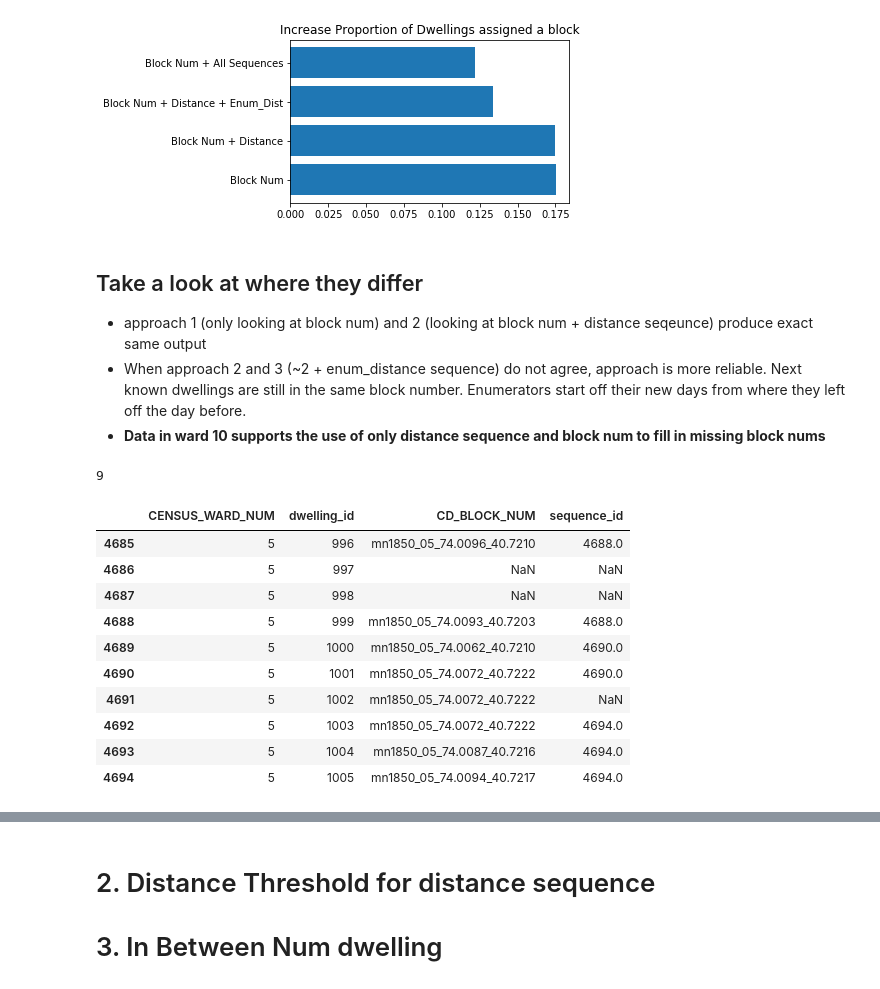
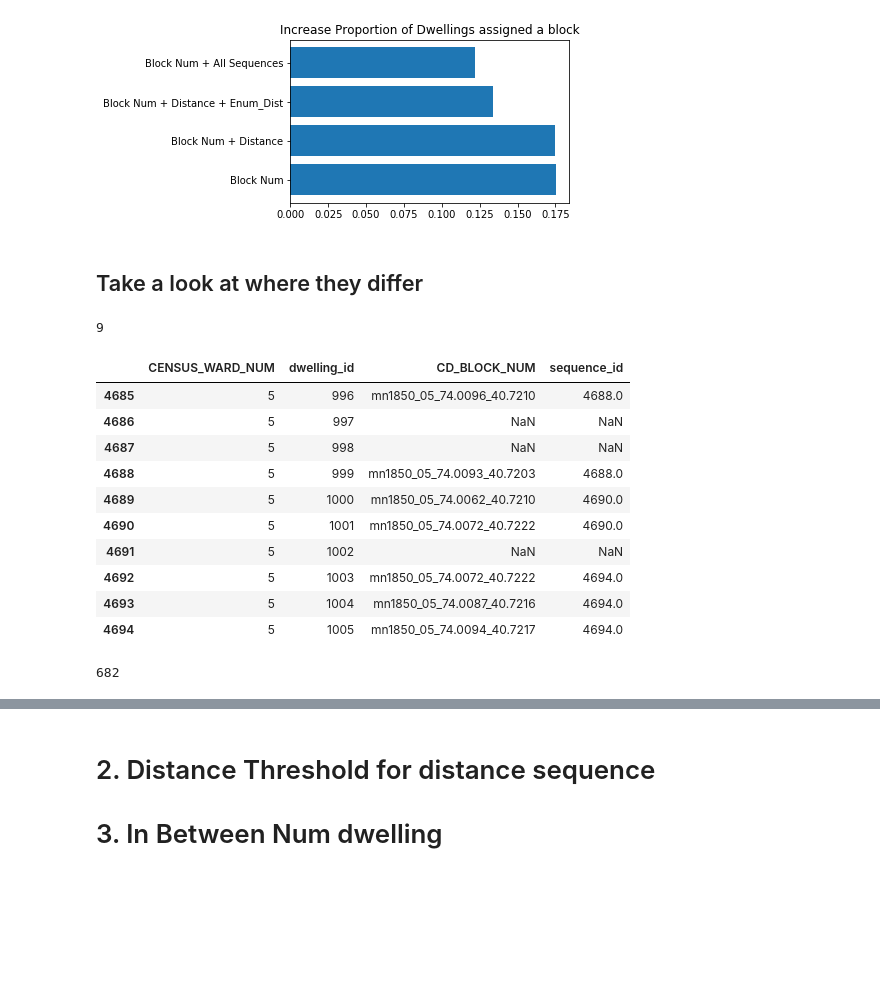
Before and after one commit to CenterForSpatialResearch/hnyc-spatial-linkage, a Jupyter notebook: interpolation_notebooks/working_notebook/EDA_block_number_interpolation_v02.ipynb, the cells around one changed output, grey strips where cells are left out. Cells and saved outputs as stored; diff of their text form; code cells hidden in the pictures; blank space fills up the shorter version.

```diff
--- a/interpolation_notebooks/working_notebook/EDA_block_number_interpolation_v02.ipynb
+++ b/interpolation_notebooks/working_notebook/EDA_block_number_interpolation_v02.ipynb
@@ -227,10 +232,6 @@ ax.set_title("Increase Proportion of Dwellings assigned a block")
 # %% [output]
 Text(0.5, 1.0, 'Increase Proportion of Dwellings assigned a block')
 [figure]
-# %% [markdown]
-## Take a look at where they differ
-
-* approach 1 (only looking at block num) and 2 (looking at block num + distance seqeunce) produce exact same output
-* When approach 2 and 3 (~2 + enum_distance sequence) do not agree, approach is more reliable. Next known dwellings are still in the same block number. Enumerators start off their new days from where they left off the day before.
-* **Data in ward 10 supports the use of only distance sequence and block num to fill in missing block nums**
+# %% [markdown]
+## Take a look at where they differ
 # %%
@@ -238,18 +238,22 @@ Text(0.5, 1.0, 'Increase Proportion of Dwellings assigned a block')
 (all_dwellings_1[block_col].replace(np.nan, -1) != all_dwellings_2[block_col].replace(np.nan, -1)).sum()
 # %% [output]
 9
+# %%
+## sample of where they are different
+all_dwellings_2[[ward_col, 'dwelling_id', block_col, 'sequence_id']].iloc[4685:4695]
+# %% [output]
+|  | CENSUS_WARD_NUM | dwelling_id | CD_BLOCK_NUM | sequence_id |
+| 4685 | 5 | 996 | mn1850_05_74.0096_40.7210 | 4688.0 |
+| 4686 | 5 | 997 | NaN | NaN |
+| 4687 | 5 | 998 | NaN | NaN |
+| 4688 | 5 | 999 | mn1850_05_74.0093_40.7203 | 4688.0 |
+| 4689 | 5 | 1000 | mn1850_05_74.0062_40.7210 | 4690.0 |
+| 4690 | 5 | 1001 | mn1850_05_74.0072_40.7222 | 4690.0 |
+| 4691 | 5 | 1002 | NaN | NaN |
+| 4692 | 5 | 1003 | mn1850_05_74.0072_40.7222 | 4694.0 |
+| 4693 | 5 | 1004 | mn1850_05_74.0087_40.7216 | 4694.0 |
+| 4694 | 5 | 1005 | mn1850_05_74.0094_40.7217 | 4694.0 |
 # %%
-temp = all_dwellings_1[all_dwellings_1[block_col].replace(np.nan, -1) != all_dwellings_2[block_col].replace(np.nan, -1)]
-all_dwellings_1[[ward_col, 'dwelling_id', block_col, 'sequence_id']].iloc[4685:4695]
+(all_dwellings_3[block_col].replace(np.nan, -1) != all_dwellings_2[block_col].replace(np.nan, -1)).sum()
 # %% [output]
-|  | CENSUS_WARD_NUM | dwelling_id | CD_BLOCK_NUM | sequence_id |
-| 4685 | 5 | 996 | mn1850_05_74.0096_40.7210 | 4688.0 |
-| 4686 | 5 | 997 | NaN | NaN |
-| 4687 | 5 | 998 | NaN | NaN |
-| 4688 | 5 | 999 | mn1850_05_74.0093_40.7203 | 4688.0 |
-| 4689 | 5 | 1000 | mn1850_05_74.0062_40.7210 | 4690.0 |
-| 4690 | 5 | 1001 | mn1850_05_74.0072_40.7222 | 4690.0 |
-| 4691 | 5 | 1002 | mn1850_05_74.0072_40.7222 | NaN |
-| 4692 | 5 | 1003 | mn1850_05_74.0072_40.7222 | 4694.0 |
-| 4693 | 5 | 1004 | mn1850_05_74.0087_40.7216 | 4694.0 |
-| 4694 | 5 | 1005 | mn1850_05_74.0094_40.7217 | 4694.0 |
+682
```
Also changed, not shown: parts of 13 cells of this notebook.
